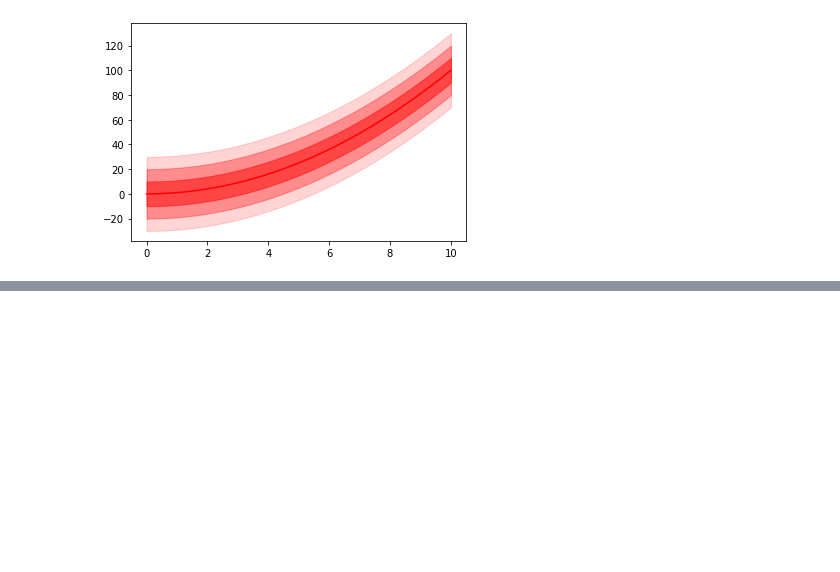
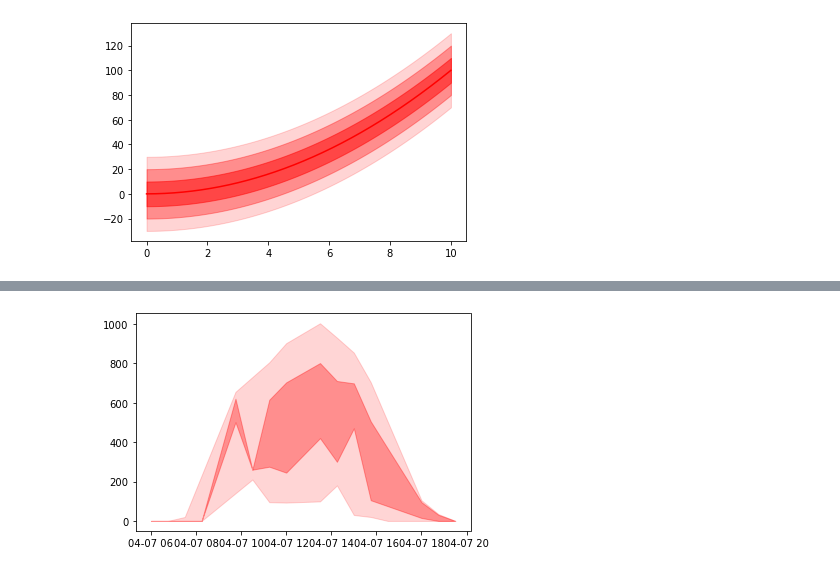
Before and after one commit to 7shoe/probabilistic-forecasting, a Jupyter notebook: Fanchart.ipynb, the cells around one changed output, grey strips where cells are left out. Cells and saved outputs as stored; diff of their text form; code cells hidden in the pictures; blank space fills up the shorter version.

```diff
--- a/Fanchart.ipynb
+++ b/Fanchart.ipynb
@@ -70,0 +63,30 @@ plt.plot(y1)
+# %%
+y1_95 = np.array([0, 0, 20,  np.nan,  np.nan,     655, np.nan,   805,  902,  np.nan,  1003, 930, 854, 704, np.nan,  np.nan,  105, 35, 0])
+y1_75 = np.array([0, 0, 0,         0, np.nan,     620,    260,   615,  703,  np.nan,   801, 710, 698, 505, np.nan,  np.nan,   95, 31, 0])
+y1_50 = np.array([0, 0, 12,  np.nan,  np.nan,     603, np.nan,   410,  475,  np.nan,   635, 516, 595, 300, np.nan,  np.nan,   90, 25, 0])
+y1_25 = np.array([0, 0, 0,         0, np.nan,     501,     260,  275,  245,  np.nan,   420, 300, 470, 105, np.nan,  np.nan,   15,  0, 0])
+y1_05 = np.array([0, 0, 0,         0, np.nan,  np.nan,     210,   95,  93,   np.nan,    99, 180,  30,  20,      0,       0,    0,  0, 0])
+
+df_1 = pd.DataFrame({'x' : x1, 'y1_05' : pd.Series(y1_05), 'y1_25' : pd.Series(y1_25), 'y1_50' : pd.Series(y1_50),
+                    'y1_75' : pd.Series(y1_75), 'y1_95' : pd.Series(y1_95)})
+df_1 = df_1.set_index(x1)
+df_1['y1_05'].interpolate(method='slinear', inplace=True)
+df_1['y1_25'].interpolate(method='slinear', inplace=True)
+df_1['y1_50'].interpolate(method='slinear', inplace=True)
+df_1['y1_75'].interpolate(method='slinear', inplace=True)
+df_1['y1_95'].interpolate(method='slinear', inplace=True)
+
+#y1_05
+
+vals = [30, 20, 10]
+for i, val in enumerate(vals):
+    alpha = 0.5*(i+1)/len(vals) # Modify the alpha value for each iteration.
+
+fig, ax = plt.subplots()
+ax.fill_between(df_1.x, df_1['y1_95'], df_1['y1_05'], color='red', alpha=0.16666)
+ax.fill_between(df_1.x, df_1['y1_75'], df_1['y1_25'], color='red', alpha=0.3333)
+#ax.fill_between(df_1.x1, df_1['y1_95'], df_1['y1_05'], color='red', alpha=0.3333)
+
+plt.show()
+# %% [output]
+[figure, added]
```
Also changed, not shown: parts of 13 cells of this notebook.
